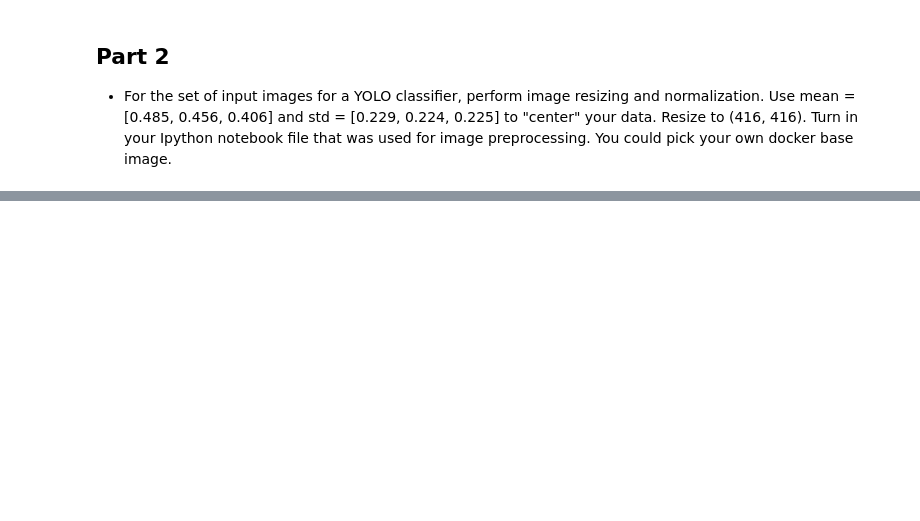
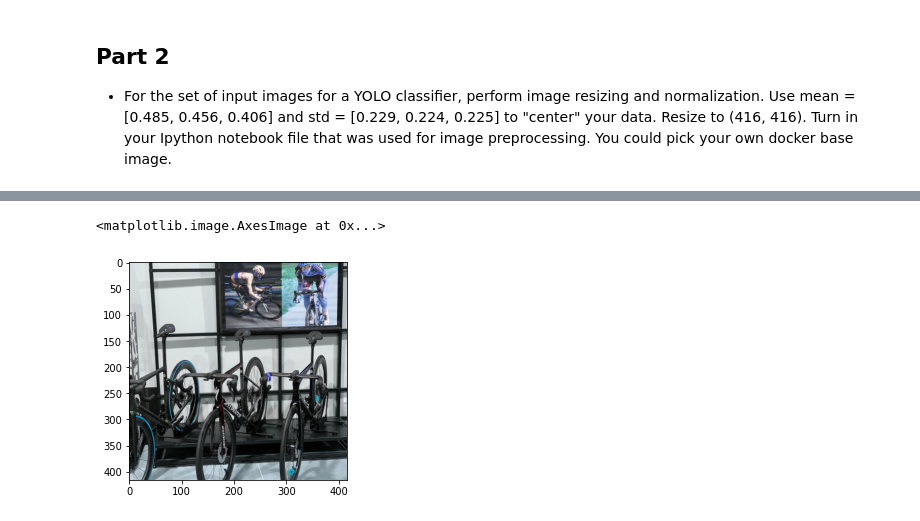
Before and after one commit to bhammin1/ai_portfolio_summer23, a Jupyter notebook: mod3/bhammin1_mod3_a2.ipynb, the cells around one changed output, grey strips where cells are left out. Saved outputs shown, nothing was run; the diff lists cells and outputs as text; code cells hidden in the pictures; blank space fills up the shorter version.

```diff
--- a/mod3/bhammin1_mod3_a2.ipynb
+++ b/mod3/bhammin1_mod3_a2.ipynb
@@ -58,0 +60,14 @@ plt.imshow(output)
+# %%
+# Resizing each image
+dsize = (416, 416)
+
+# resize images
+bike1_resized = cv2.resize(bike1, dsize, interpolation = cv2.INTER_AREA)
+bike2_resized = cv2.resize(bike2, dsize, interpolation = cv2.INTER_AREA)
+bike3_resized = cv2.resize(bike3, dsize, interpolation = cv2.INTER_AREA)
+bike4_resized = cv2.resize(bike4, dsize, interpolation = cv2.INTER_AREA)
+# %%
+plt.imshow(bike1_resized)
+# %% [output]
+<matplotlib.image.AxesImage at 0x...>
+[figure, added]
```
Also changed, not shown: parts of 12 cells of this notebook.
